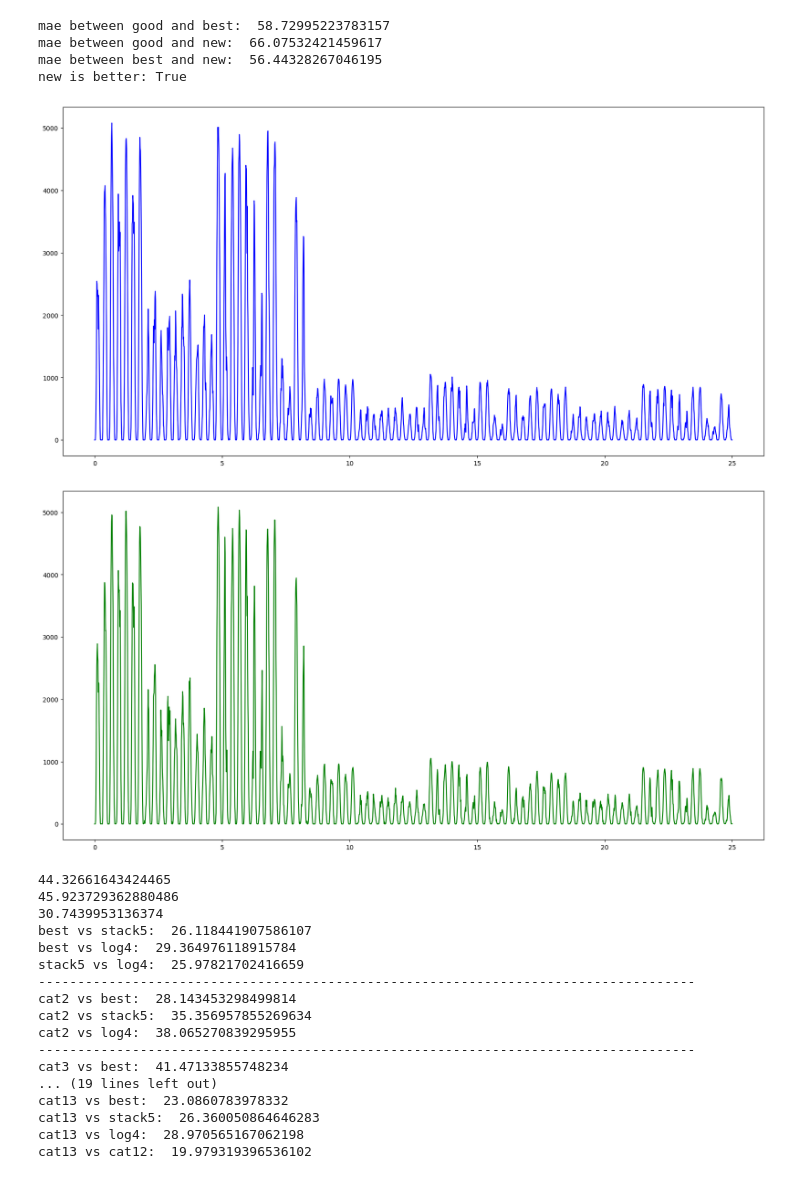
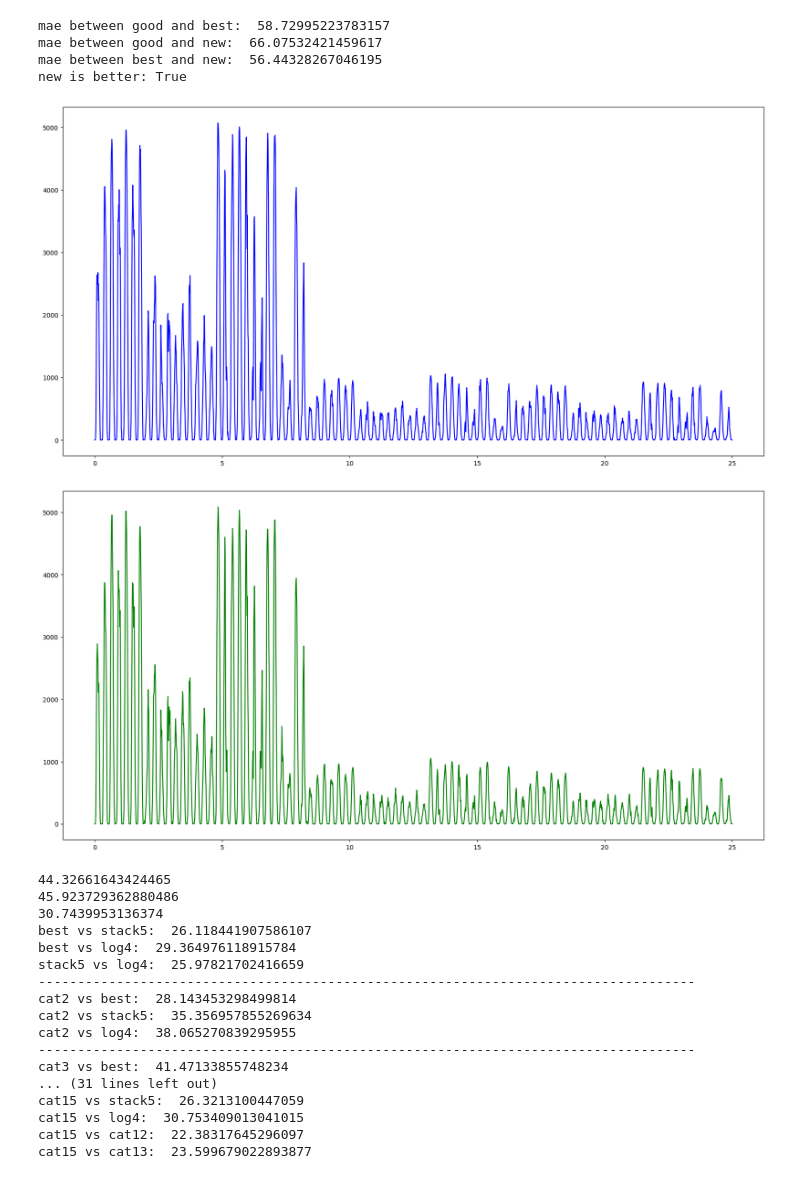
Before and after one commit to nasols/TDT4174-Machine-Learning, a Jupyter notebook: jonas_stacking.ipynb, the cells around one changed output. Saved outputs shown, nothing was run; the diff lists cells and outputs as text; code cells hidden in the pictures.

Commit message:
catboost optimizing

```diff
--- a/jonas_stacking.ipynb
+++ b/jonas_stacking.ipynb
@@ -181,6 +181,8 @@ cat10_pred = pd.read_csv("catboost_10.csv")
 cat11_pred = pd.read_csv("catboost_11.csv")
 cat12_pred = pd.read_csv("catboost_12.csv")
 cat13_pred = pd.read_csv("catboost_13_single.csv")
+cat15_pred = pd.read_csv("catboost_15_single.csv")
+cat20_pred = pd.read_csv("catboost_20_A_BC.csv")
 log4_pred = pd.read_csv("log_sub_4.csv")
 best_pred = pd.read_csv("catboost_1.csv")
 
@@ -189,7 +191,7 @@ diff = pd.DataFrame(stack2_pred) - pd.DataFrame(best_pred)
 x = np.linspace(0, 25, 3*720)
 y = []
 
-with open('catboost_13_single.csv','r') as csvfile:
+with open('catboost_15_single.csv','r') as csvfile:
     plots = csv.reader(csvfile, delimiter = ',')
 
     plots.__next__()
@@ -240,34 +242,46 @@ print("stack5 vs log4: ", mean_absolute_error(stack5_pred, log4_pred))
 print("------------------------------------------------------------------------------------")
 print("cat2 vs best: ", mean_absolute_error(best_pred, cat2_pred))
 print("cat2 vs stack5: ", mean_absolute_error(stack5_pred, cat2_pred))
 print("cat2 vs log4: ", mean_absolute_error(log4_pred, cat2_pred))
 print("------------------------------------------------------------------------------------")
 print("cat3 vs best: ", mean_absolute_error(best_pred, cat3_pred))
 print("cat3 vs stack5: ", mean_absolute_error(stack5_pred, cat3_pred))
 print("cat3 vs log4: ", mean_absolute_error(log4_pred, cat3_pred))
 print("------------------------------------------------------------------------------------")
 print("cat4 vs best: ", mean_absolute_error(best_pred, cat4_pred))
 print("cat4 vs stack5: ", mean_absolute_error(stack5_pred, cat4_pred))
 print("cat4 vs log4: ", mean_absolute_error(log4_pred, cat4_pred))
 print("------------------------------------------------------------------------------------")
 print("cat10 vs best: ", mean_absolute_error(best_pred, cat10_pred))
 print("cat10 vs stack5: ", mean_absolute_error(stack5_pred, cat10_pred))
 print("cat10 vs log4: ", mean_absolute_error(log4_pred, cat10_pred))
 print("------------------------------------------------------------------------------------")
 print("cat11 vs best: ", mean_absolute_error(best_pred, cat11_pred))
 print("cat11 vs stack5: ", mean_absolute_error(stack5_pred, cat11_pred))
 print("cat11 vs log4: ", mean_absolute_error(log4_pred, cat11_pred))
 print("------------------------------------------------------------------------------------")
 print("cat12 vs best: ", mean_absolute_error(best_pred, cat12_pred))
 print("cat12 vs stack5: ", mean_absolute_error(stack5_pred, cat12_pred))
 print("cat12 vs log4: ", mean_absolute_error(log4_pred, cat12_pred))
 print("------------------------------------------------------------------------------------")
 print("cat13 vs best: ", mean_absolute_error(best_pred, cat13_pred))
 print("cat13 vs stack5: ", mean_absolute_error(stack5_pred, cat13_pred))
 print("cat13 vs log4: ", mean_absolute_error(log4_pred, cat13_pred))
 print("cat13 vs cat12: ", mean_absolute_error(cat12_pred, cat13_pred))
+print("------------------------------------------------------------------------------------")
+print("cat20 vs best: ", mean_absolute_error(best_pred, cat20_pred))
+print("cat20 vs stack5: ", mean_absolute_error(stack5_pred, cat20_pred))
+print("cat20 vs log4: ", mean_absolute_error(log4_pred, cat20_pred))
+print("cat20 vs cat12: ", mean_absolute_error(cat12_pred, cat20_pred))
+print("cat20 vs cat13: ", mean_absolute_error(cat13_pred, cat20_pred))
+print("------------------------------------------------------------------------------------")
+print("cat15 vs best: ", mean_absolute_error(best_pred, cat15_pred))
+print("cat15 vs stack5: ", mean_absolute_error(stack5_pred, cat15_pred))
+print("cat15 vs log4: ", mean_absolute_error(log4_pred, cat15_pred))
+print("cat15 vs cat12: ", mean_absolute_error(cat12_pred, cat15_pred))
+print("cat15 vs cat13: ", mean_absolute_error(cat13_pred, cat15_pred))
 # %% [output]
-[figure, old version]
+[figure, new version]
 [figure]
 44.32661643424465
 45.923729362880486
@@ -281,8 +295,8 @@ cat2 vs stack5:  35.356957855269634
 cat2 vs log4:  38.065270839295955
 ------------------------------------------------------------------------------------
 cat3 vs best:  41.47133855748234
-... (19 lines left out)
-cat13 vs best:  23.0860783978332
-cat13 vs stack5:  26.360050864646283
-cat13 vs log4:  28.970565167062198
-cat13 vs cat12:  19.979319396536102
+... (31 lines left out)
+cat15 vs stack5:  26.3213100447059
+cat15 vs log4:  30.753409013041015
+cat15 vs cat12:  22.38317645296097
+cat15 vs cat13:  23.599679022893877
```
Also changed, not shown: 10 other files.
